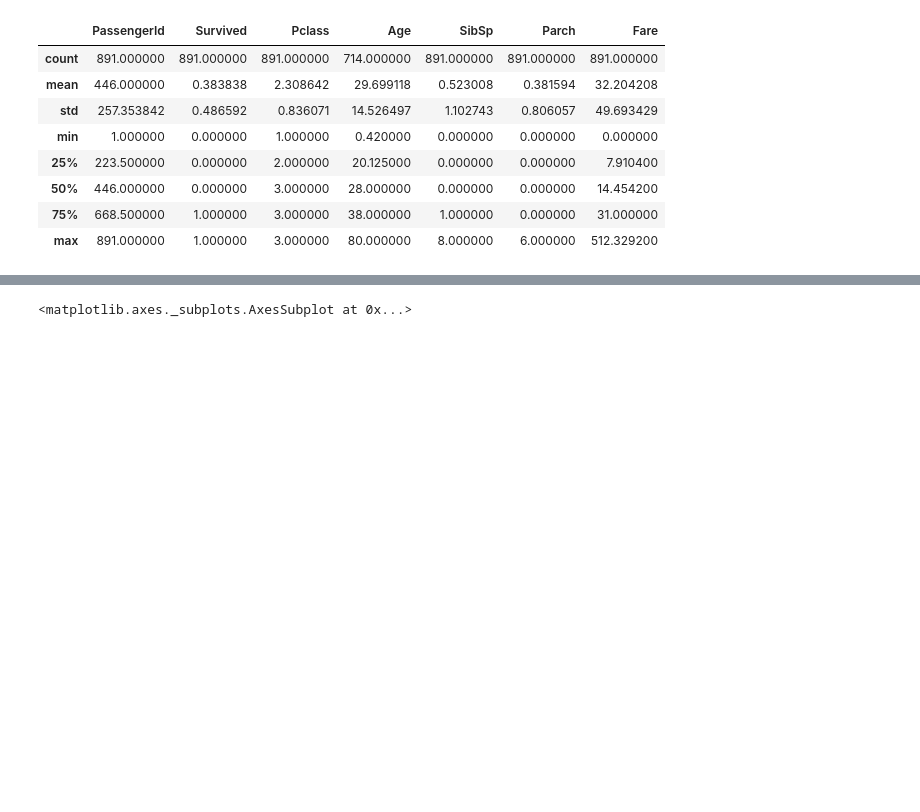
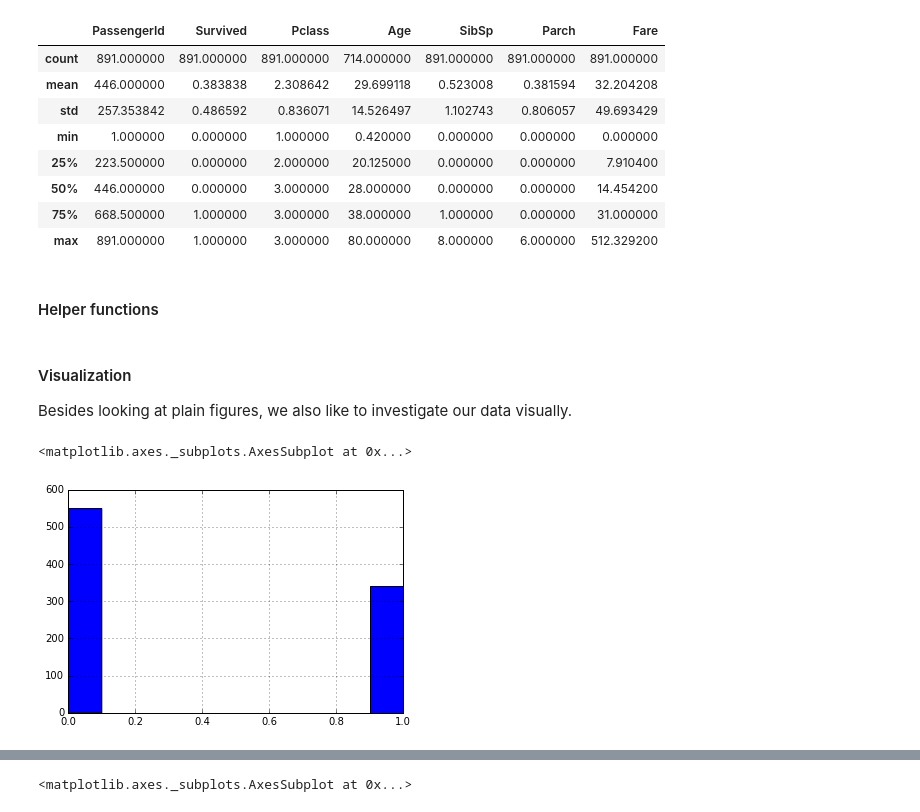
Before and after one commit to slangenbach/udacity-da-nanodegree, a Jupyter notebook: p2/P2_Analysis_and_Report.ipynb, the cells around one changed output, grey strips where cells are left out. Drawn from its saved outputs; the diff is of its cells as text; code cells hidden in the pictures; blank space fills up the shorter version.

```diff
--- a/p2/P2_Analysis_and_Report.ipynb
+++ b/p2/P2_Analysis_and_Report.ipynb
@@ -57,3 +97,5 @@ titanic.describe()
 | 50% | 446.000000 | 0.000000 | 3.000000 | 28.000000 | 0.000000 | 0.000000 | 14.454200 |
 | 75% | 668.500000 | 1.000000 | 3.000000 | 38.000000 | 1.000000 | 0.000000 | 31.000000 |
 | max | 891.000000 | 1.000000 | 3.000000 | 80.000000 | 8.000000 | 6.000000 | 512.329200 |
+# %% [markdown]
+#### Helper functions
@@ -59,0 +117,9 @@ titanic.describe()
+# %% [markdown]
+#### Visualization
+Besides looking at plain figures, we also like to investigate our data visually.
+# %%
+# plot survival data
+titanic["Survived"].hist()
+# %% [output]
+<matplotlib.axes._subplots.AxesSubplot at 0x...>
+[figure, added]
```
Also changed, not shown: parts of 22 cells of this notebook.
